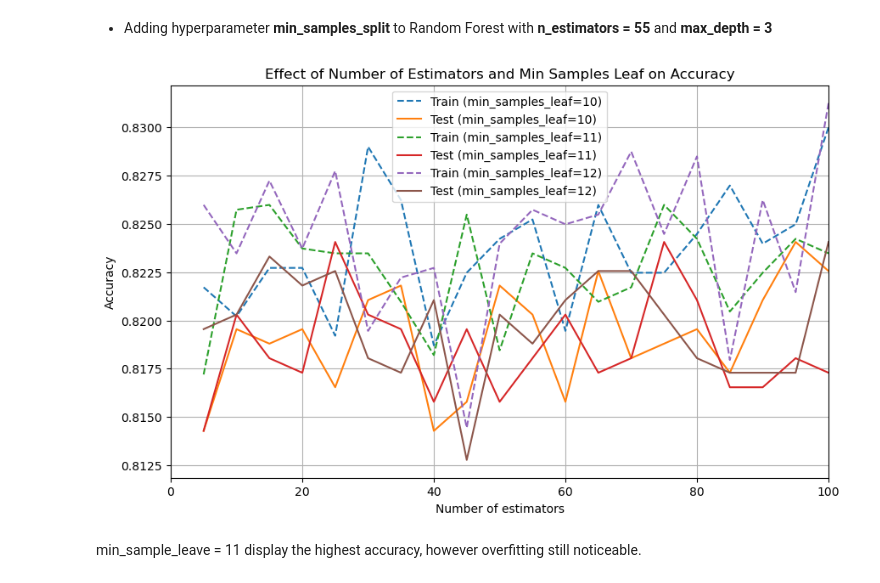
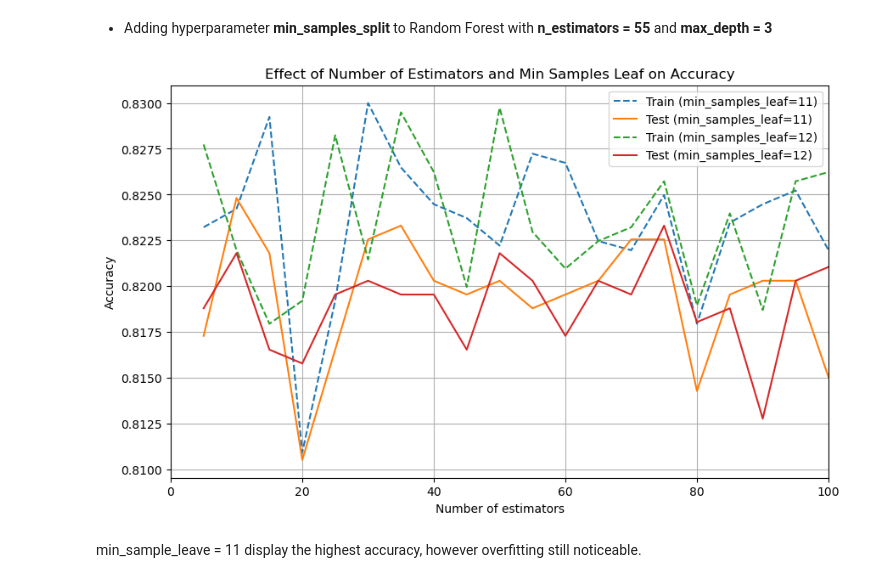
Before and after one commit to danielamartinezli/wine_classification, a Jupyter notebook: notebook/wine_quality.ipynb, the cells around one changed output. Saved outputs shown, nothing was run; the diff lists cells and outputs as text; code cells hidden in the pictures.

```diff
--- a/notebook/wine_quality.ipynb
+++ b/notebook/wine_quality.ipynb
@@ -1087,15 +1135,15 @@ Number of class 1 examples after: 3232
 # %%
 # Define the pipeline with a list of (name, transformer) tuples
 pipelines = [
-    ('MinMax + Logistic Regression', Pipeline([
+    ('MinMax + Logistic Regression + Downsampling', Pipeline([
         ('scaler', MinMaxScaler()),
         ('classifier', LogisticRegression())
     ])),
-    ('Standard + Logistic Regression', Pipeline([
+    ('Standard + Logistic Regression + Downsampling', Pipeline([
         ('scaler', StandardScaler()),
         ('classifier', LogisticRegression())
     ])),
-    ('Robust + Logistic Regression', Pipeline([
+    ('Robust + Logistic Regression + Downsampling', Pipeline([
         ('scaler', RobustScaler()),
         ('classifier', LogisticRegression())
     ]))
@@ -1103,16 +1151,16 @@ pipelines = [
 
 # Define parameter grids for grid search
 param_grids = {
-    'MinMax + Logistic Regression': {
+    'MinMax + Logistic Regression + Downsampling': {
         'scaler__feature_range': [(0, 1)],  # MinMaxScaler feature range
         'classifier__C': [1.0, 10.0,100]  # LogisticRegression regularization parameter (C)
     },
-    'Standard + Logistic Regression': {
+    'Standard + Logistic Regression + Downsampling': {
         'scaler__with_mean': [True, False],  # StandardScaler centering
         'scaler__with_std': [True, False],   # StandardScaler scaling
         'classifier__C': [0.1, 1.0, 10.0]    # LogisticRegression regularization parameter (C)
     },
-    'Robust + Logistic Regression': {
+    'Robust + Logistic Regression + Downsampling': {
         'scaler__quantile_range': [(25.0, 75.0)],  # RobustScaler quantile range
         'classifier__C': [0.1, 1.0, 10.0]           # LogisticRegression regularization parameter (C)
     }
@@ -1155,15 +1203,15 @@ weighted avg       0.83      0.71      0.74      1330
 # %%
 # Define the pipeline with a list of (name, transformer) tuples
 pipelines = [
-    ('MinMax + Logistic Regression', Pipeline([
+    ('MinMax + Logistic Regression + Upsampling', Pipeline([
         ('scaler', MinMaxScaler()),
         ('classifier', LogisticRegression())
     ])),
-    ('Standard + Logistic Regression', Pipeline([
+    ('Standard + Logistic Regression + Upsampling', Pipeline([
         ('scaler', StandardScaler()),
         ('classifier', LogisticRegression())
     ])),
-    ('Robust + Logistic Regression', Pipeline([
+    ('Robust + Logistic Regression + Upsampling', Pipeline([
         ('scaler', RobustScaler()),
         ('classifier', LogisticRegression())
     ]))
@@ -1171,16 +1219,16 @@ pipelines = [
 
 # Define parameter grids for grid search
 param_grids = {
-    'MinMax + Logistic Regression': {
+    'MinMax + Logistic Regression + Upsampling': {
         'scaler__feature_range': [(0, 1)],  # MinMaxScaler feature range
         'classifier__C': [1.0, 10.0,100]  # LogisticRegression regularization parameter (C)
     },
-    'Standard + Logistic Regression': {
+    'Standard + Logistic Regression + Upsampling': {
         'scaler__with_mean': [True, False],  # StandardScaler centering
         'scaler__with_std': [True, False],   # StandardScaler scaling
         'classifier__C': [0.1, 1.0, 10.0]    # LogisticRegression regularization parameter (C)
     },
-    'Robust + Logistic Regression': {
+    'Robust + Logistic Regression + Upsampling': {
         'scaler__quantile_range': [(25.0, 75.0)],  # RobustScaler quantile range
         'classifier__C': [0.1, 1.0, 10.0]           # LogisticRegression regularization parameter (C)
     }
@@ -1957,0 +2145,17 @@ plt.legend()
+# %%
+# Instantiate lists to save scores in
+train_f1_scores = []
+test_f1_scores = []
+n_range = range(5, 101, 5)
+
+for n in n_range:
+    RF_model = RandomForestClassifier(n_estimators = 55, max_depth = 3, min_samples_leaf=11)
+    RF_model.fit(X_train, y_train)
+
+    # Calculate F1 score for training set
+    train_f1 = f1_score(y_train, RF_model.predict(X_train))
+    train_f1_scores.append(train_f1)
+
+    # Calculate F1 score for testing set
+    test_f1 = f1_score(y_test, RF_model.predict(X_test))
+    test_f1_scores.append(test_f1)
@@ -2003,7 +2219,7 @@ test_scores_n55_d3_min = []
 
 # Define parameter ranges
 n_range = range(5, 101, 5)
-min_samples_leaf_values = [10,11,12]  # Define different values for min_samples_leaf
+min_samples_leaf_values = [11,12]  # Define different values for min_samples_leaf
 
 # Loop over different values of n_estimators and min_samples_leaf
 for min_samples_leaf in min_samples_leaf_values:
@@ -2017,34 +2233,34 @@ for min_samples_leaf in min_samples_leaf_values:
         # Fit model on training data
         RF_model.fit(X_train, y_train)
 
         # Compute training and test accuracy
         train_accuracy = RF_model.score(X_train, y_train)
         test_accuracy = RF_model.score(X_test, y_test)
 
         # Append scores to lists
         train_scores_min_samples.append(train_accuracy)
         test_scores_min_samples.append(test_accuracy)
 
     # Append the scores for this min_samples_leaf value to the main lists
     train_scores_n55_d3_min.append(train_scores_min_samples)
     test_scores_n55_d3_min.append(test_scores_min_samples)
 
 # Plotting the results
 plt.figure(figsize=(10, 6))
 
 for i, min_samples_leaf in enumerate(min_samples_leaf_values):
     plt.plot(n_range, train_scores_n55_d3_min[i], label=f'Train (min_samples_leaf={min_samples_leaf})', linestyle='--')
     plt.plot(n_range, test_scores_n55_d3_min[i], label=f'Test (min_samples_leaf={min_samples_leaf})')
 
 plt.xlabel("Number of estimators")
 plt.ylabel("Accuracy")
 plt.grid(True)
 plt.xlim(0, max(n_range))
 plt.title("Effect of Number of Estimators and Min Samples Leaf on Accuracy")
 plt.legend()
 plt.show()
 # %% [output]
-[figure, old version]
+[figure, new version]
 # %% [markdown]
 min_sample_leave = 11 display the highest accuracy, however overfitting still noticeable.
 # %%
```
Also changed, not shown: parts of 73 cells of this notebook.
